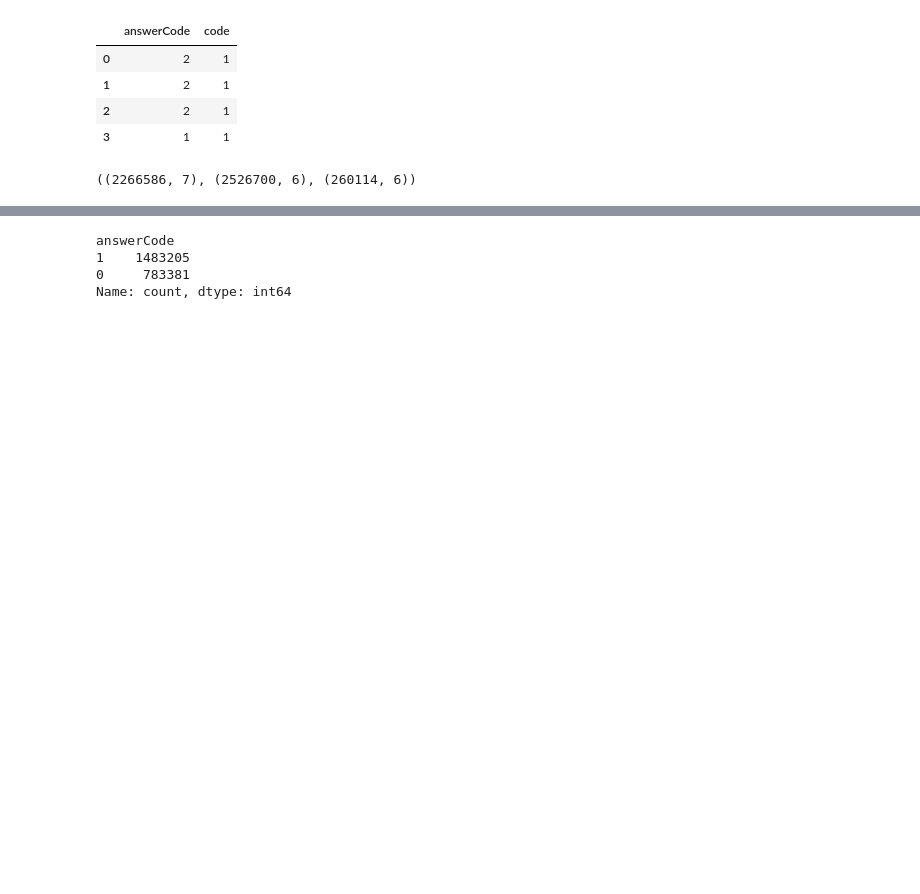
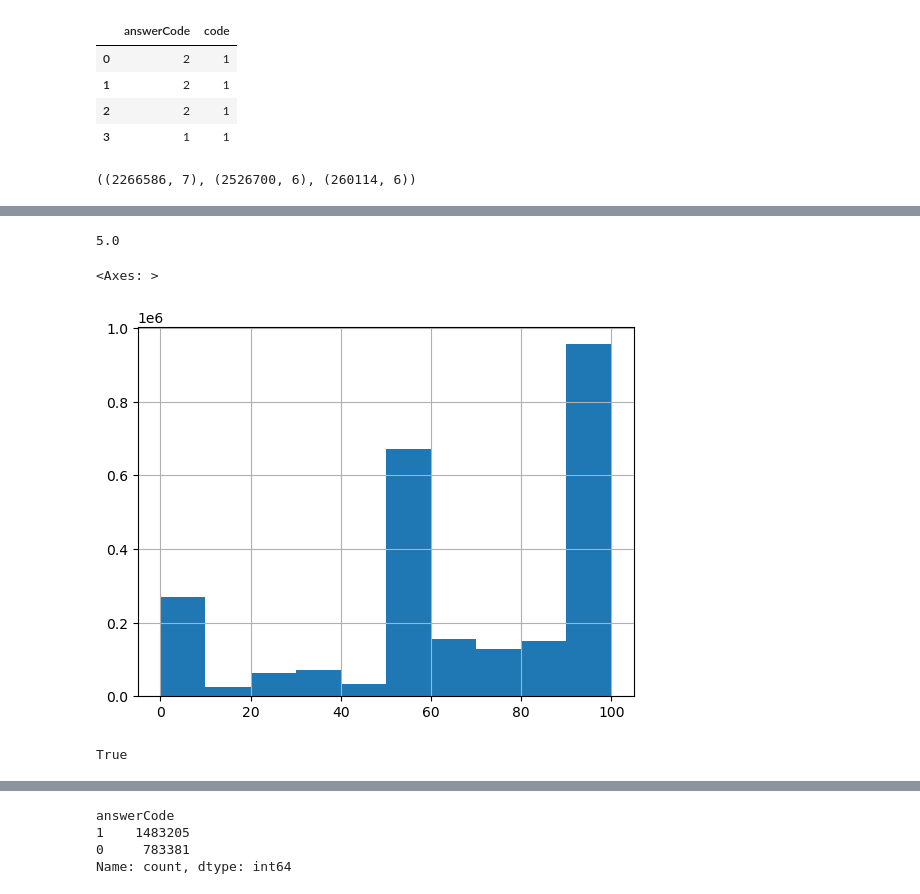
Before and after one commit to boostcampaitech6/level2-dkt-recsys-06, a Jupyter notebook: code/EDA.ipynb, the cells around one changed output, grey strips where cells are left out. Cells and saved outputs as stored; diff of their text form; code cells hidden in the pictures; blank space fills up the shorter version.

```diff
--- a/code/EDA.ipynb
+++ b/code/EDA.ipynb
@@ -57,0 +145,11 @@ Name: count, dtype: int64
+# %%
+a = df.groupby(['userID','KnowledgeTag']).testId.count()
+
+a.median()
+# %% [output]
+5.0
+# %%
+df['CumulativeUserTagAnswerRate'].hist()
+# %% [output]
+<Axes: >
+[figure, added]
@@ -57,0 +160,4 @@ Name: count, dtype: int64
+# %%
+a==b
+# %% [output]
+True
```
Also changed, not shown: parts of 43 cells of this notebook, 34 other files.
